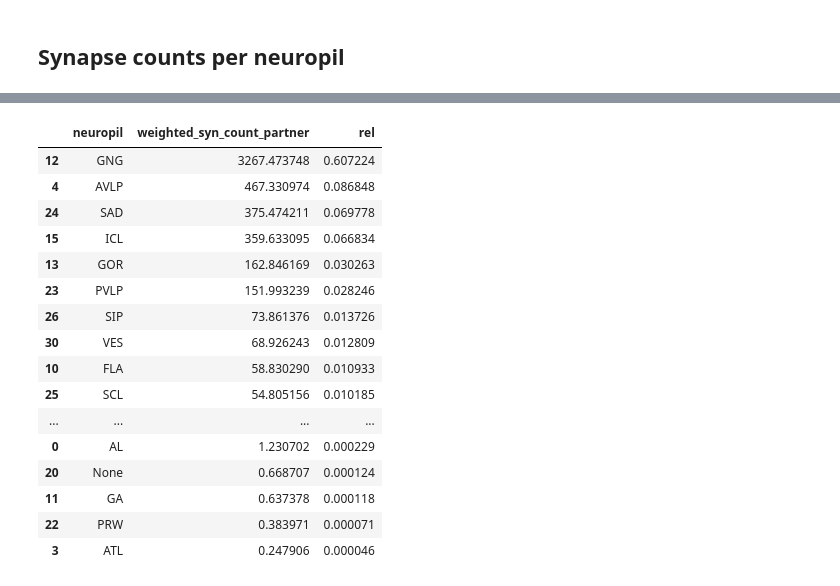
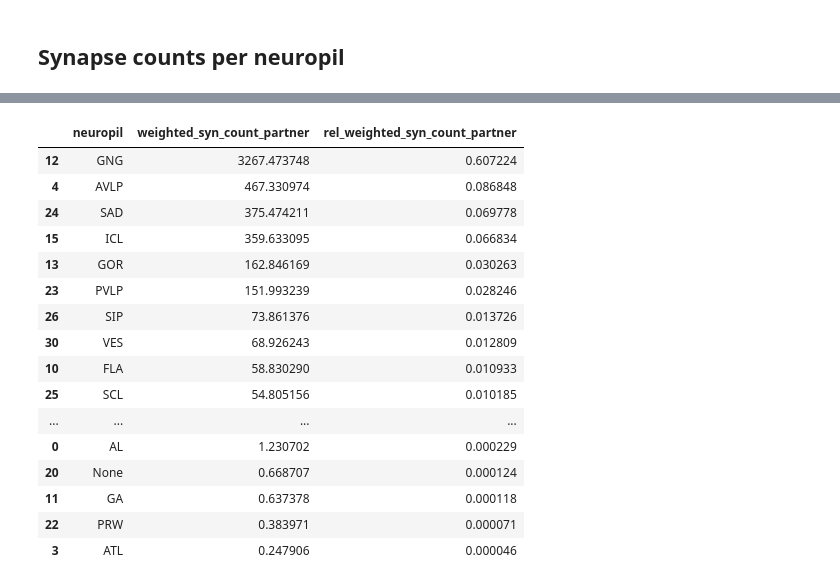
Before and after one commit to chrisjdallmann/feco-inhibition, a Jupyter notebook: code/flywire_web_connectivity.ipynb, the cells around one changed output, grey strips where cells are left out. Cells and saved outputs as stored; diff of their text form; code cells hidden in the pictures.

```diff
--- a/code/flywire_web_connectivity.ipynb
+++ b/code/flywire_web_connectivity.ipynb
@@ -159,24 +167,24 @@ df_conn_neuropil
 819 rows × 6 columns
-# %%
-# Sum weights for each neuopil
-df_conn_neuropil_summed = df_conn_neuropil.groupby(['neuropil'])['weighted_syn_count_partner'].sum().reset_index().sort_values('weighted_syn_count_partner', ascending=False)
-df_conn_neuropil_summed['rel'] = df_conn_neuropil_summed.weighted_syn_count_partner/df_conn_neuropil_summed.weighted_syn_count_partner.sum()
-df_conn_neuropil_summed
-# %% [output]
-|  | neuropil | weighted_syn_count_partner | rel |
-| 12 | GNG | 3267.473748 | 0.607224 |
-| 4 | AVLP | 467.330974 | 0.086848 |
-| 24 | SAD | 375.474211 | 0.069778 |
-| 15 | ICL | 359.633095 | 0.066834 |
-| 13 | GOR | 162.846169 | 0.030263 |
-| 23 | PVLP | 151.993239 | 0.028246 |
-| 26 | SIP | 73.861376 | 0.013726 |
-| 30 | VES | 68.926243 | 0.012809 |
-| 10 | FLA | 58.830290 | 0.010933 |
-| 25 | SCL | 54.805156 | 0.010185 |
-| ... | ... | ... | ... |
-| 0 | AL | 1.230702 | 0.000229 |
-| 20 | None | 0.668707 | 0.000124 |
-| 11 | GA | 0.637378 | 0.000118 |
-| 22 | PRW | 0.383971 | 0.000071 |
-| 3 | ATL | 0.247906 | 0.000046 |
+# %%
+# Sum weights for each neuopil
+df_connectivity_neuropil_summed = df_connectivity_neuropil.groupby(['neuropil'])['weighted_syn_count_partner'].sum().reset_index().sort_values('weighted_syn_count_partner', ascending=False)
+df_connectivity_neuropil_summed['rel_weighted_syn_count_partner'] = df_connectivity_neuropil_summed.weighted_syn_count_partner / df_connectivity_neuropil_summed.weighted_syn_count_partner.sum()
+df_connectivity_neuropil_summed
+# %% [output]
+|  | neuropil | weighted_syn_count_partner | rel_weighted_syn_count_partner |
+| 12 | GNG | 3267.473748 | 0.607224 |
+| 4 | AVLP | 467.330974 | 0.086848 |
+| 24 | SAD | 375.474211 | 0.069778 |
+| 15 | ICL | 359.633095 | 0.066834 |
+| 13 | GOR | 162.846169 | 0.030263 |
+| 23 | PVLP | 151.993239 | 0.028246 |
+| 26 | SIP | 73.861376 | 0.013726 |
+| 30 | VES | 68.926243 | 0.012809 |
+| 10 | FLA | 58.830290 | 0.010933 |
+| 25 | SCL | 54.805156 | 0.010185 |
+| ... | ... | ... | ... |
+| 0 | AL | 1.230702 | 0.000229 |
+| 20 | None | 0.668707 | 0.000124 |
+| 11 | GA | 0.637378 | 0.000118 |
+| 22 | PRW | 0.383971 | 0.000071 |
+| 3 | ATL | 0.247906 | 0.000046 |
```
Also changed, not shown: parts of 23 cells of this notebook.
